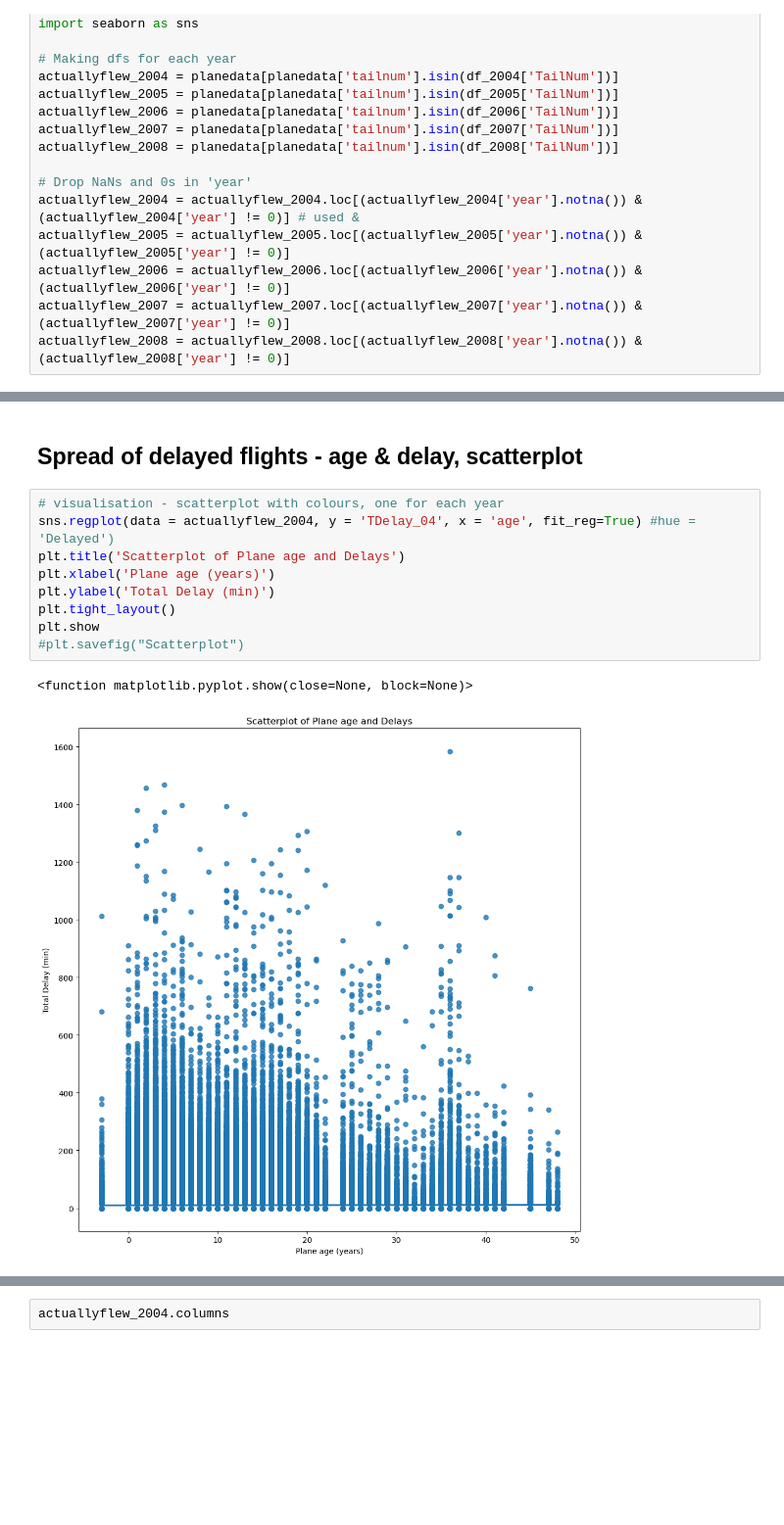
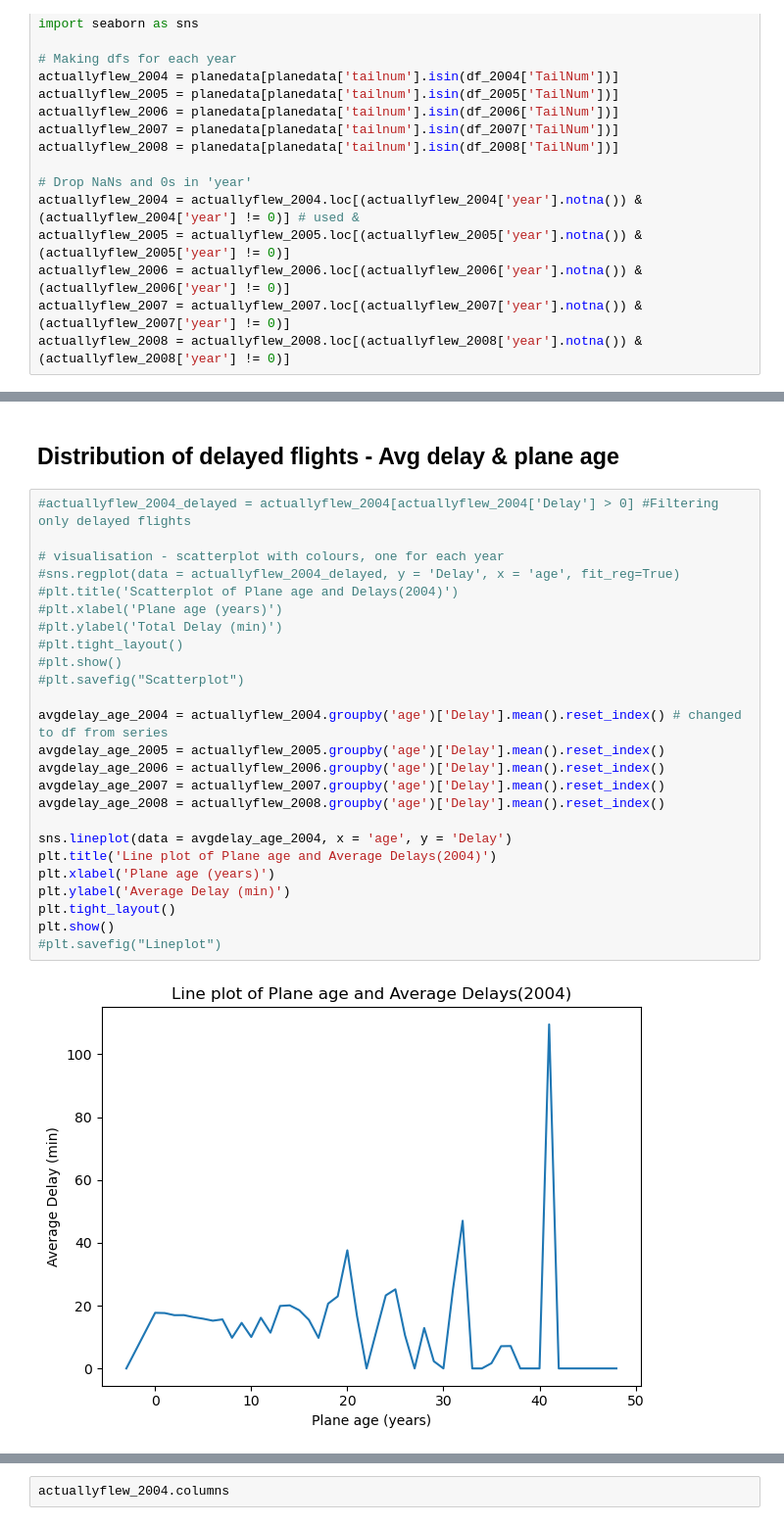
Before and after one commit to SJH1305/Coursework, a Jupyter notebook: Part 2_Q2b.ipynb, the cells around one changed output, grey strips where cells are left out. Shown: that part at 98% size. Saved outputs shown, nothing was run; the diff lists cells and outputs as text; blank space fills up the shorter version.

```diff
--- a/Part 2_Q2b.ipynb
+++ b/Part 2_Q2b.ipynb
@@ -96,14 +103,29 @@ actuallyflew_2008 = pd.merge(actuallyflew_2008, df_2008[['TailNum','TDelay_08']]
 # %% [markdown]
-## Spread of delayed flights - age & delay, scatterplot
+## Distribution of delayed flights - Avg delay & plane age
-# %%
-# visualisation - scatterplot with colours, one for each year
-sns.regplot(data = actuallyflew_2004, y = 'TDelay_04', x = 'age', fit_reg=True) #hue = 'Delayed')
-plt.title('Scatterplot of Plane age and Delays')
-plt.xlabel('Plane age (years)')
-plt.ylabel('Total Delay (min)')
-plt.tight_layout()
-plt.show
-#plt.savefig("Scatterplot")
-# %% [output]
-<function matplotlib.pyplot.show(close=None, block=None)>
-[figure, removed]
+# %%
+#actuallyflew_2004_delayed = actuallyflew_2004[actuallyflew_2004['Delay'] > 0] #Filtering only delayed flights
+
+# visualisation - scatterplot with colours, one for each year
+#sns.regplot(data = actuallyflew_2004_delayed, y = 'Delay', x = 'age', fit_reg=True)
+#plt.title('Scatterplot of Plane age and Delays(2004)')
+#plt.xlabel('Plane age (years)')
+#plt.ylabel('Total Delay (min)')
+#plt.tight_layout()
+#plt.show()
+#plt.savefig("Scatterplot")
+
+avgdelay_age_2004 = actuallyflew_2004.groupby('age')['Delay'].mean().reset_index() # changed to df from series
+avgdelay_age_2005 = actuallyflew_2005.groupby('age')['Delay'].mean().reset_index()
+avgdelay_age_2006 = actuallyflew_2006.groupby('age')['Delay'].mean().reset_index()
+avgdelay_age_2007 = actuallyflew_2007.groupby('age')['Delay'].mean().reset_index()
+avgdelay_age_2008 = actuallyflew_2008.groupby('age')['Delay'].mean().reset_index()
+
+sns.lineplot(data = avgdelay_age_2004, x = 'age', y = 'Delay')
+plt.title('Line plot of Plane age and Average Delays(2004)')
+plt.xlabel('Plane age (years)')
+plt.ylabel('Average Delay (min)')
+plt.tight_layout()
+plt.show()
+#plt.savefig("Lineplot")
+# %% [output]
+[figure, added]
```
Also changed, not shown: parts of 21 cells of this notebook.
